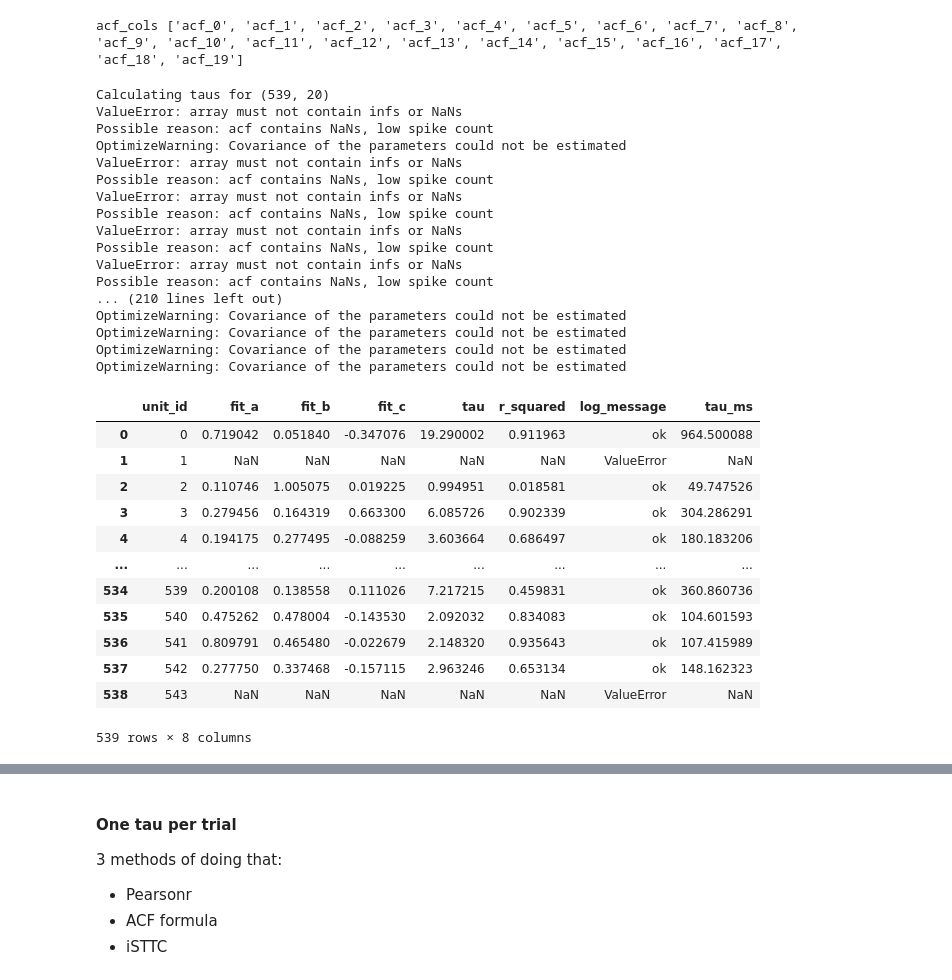
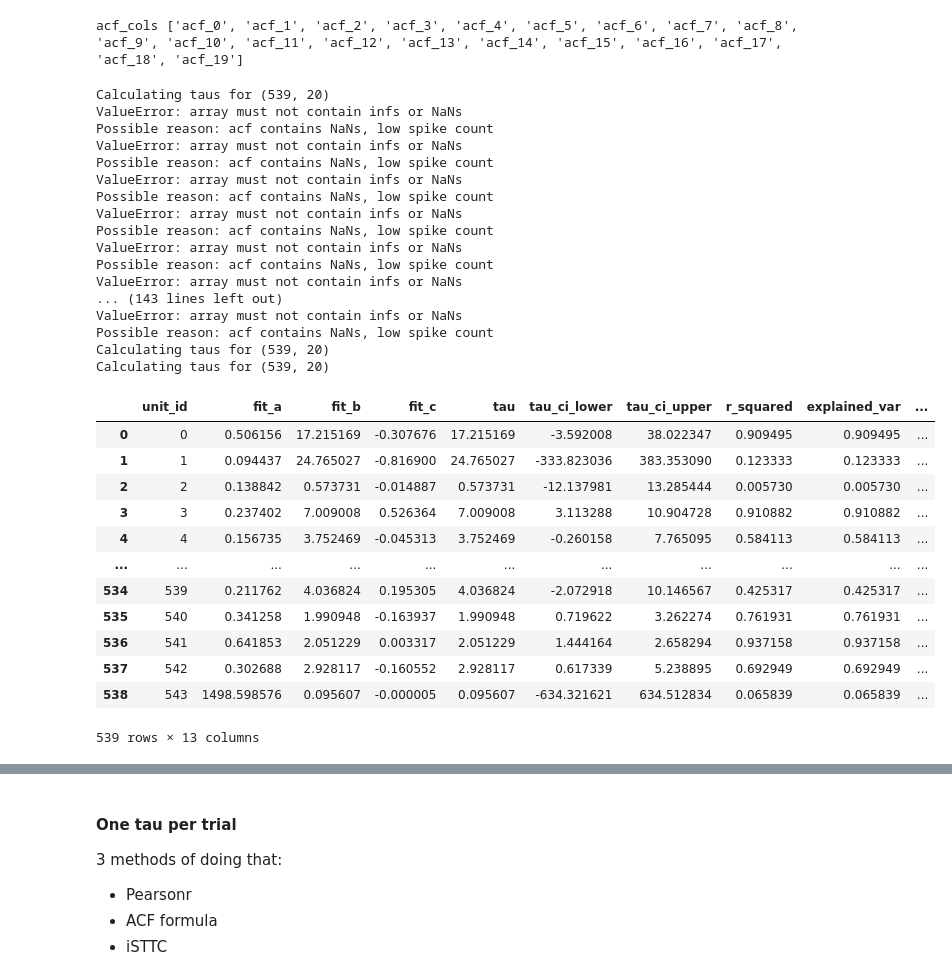
Before and after one commit to iinnpp/isttc, a Jupyter notebook: notebooks/monkey/calculate_tau.ipynb, the cells around one changed output, grey strips where cells are left out. Cells and saved outputs as stored; diff of their text form; code cells hidden in the pictures.

```diff
--- a/notebooks/monkey/calculate_tau.ipynb
+++ b/notebooks/monkey/calculate_tau.ipynb
@@ -46,13 +52,15 @@ def calc_tau_per_unit(acf_df_, acf_cols_, start_idx_):
 
     results = [fit_single_exp(acf_2d[i, :], start_idx_, func_single_exp_monkey) for i in range(n_units)]
 
-    fit_popt_a, fit_popt_b, fit_popt_c, fit_tau, fit_r_squared, fit_log_message = zip(*[
-        (popt[0] if isinstance(popt, np.ndarray) else np.nan,
-         popt[1] if isinstance(popt, np.ndarray) else np.nan,
-         popt[2] if isinstance(popt, np.ndarray) else np.nan,
-         tau, r_squared, log_msg)
-        for popt, _, tau, r_squared, log_msg in results
+    fit_popt_a, fit_popt_b, fit_popt_c, fit_tau, tau_ci_lower, tau_ci_upper, fit_r_squared, explained_var, fit_log_message = zip(*[
+        (fit_popt[0] if isinstance(fit_popt, np.ndarray) else np.nan,
+         fit_popt[1] if isinstance(fit_popt, np.ndarray) else np.nan,
+         fit_popt[2] if isinstance(fit_popt, np.ndarray) else np.nan,
+         tau, tau_ci[0], tau_ci[1], fit_r_squared, explained_var, log_msg)
+        for fit_popt, _, tau, tau_ci, fit_r_squared, explained_var, log_msg in results
     ])
+
+    # fit_popt, fit_pcov, tau, tau_ci, fit_r_squared, explained_var, log_message
 
     tau_df = pd.DataFrame({
         'unit_id': acf_df_['unit_id'].values,
@@ -60,11 +68,14 @@ def calc_tau_per_unit(acf_df_, acf_cols_, start_idx_):
         'fit_b': fit_popt_b,
         'fit_c': fit_popt_c,
         'tau': fit_tau,
+        'tau_ci_lower': tau_ci_lower,
+        'tau_ci_upper': tau_ci_upper,
         'r_squared': fit_r_squared,
+        'explained_var': explained_var,
         'log_message': fit_log_message
     })
 
-    float_cols = ['fit_a', 'fit_b', 'fit_c', 'tau', 'r_squared']
+    float_cols = ['fit_a', 'fit_b', 'fit_c', 'tau', 'r_squared','explained_var', 'tau_ci_lower', 'tau_ci_upper']
     tau_df[float_cols] = tau_df[float_cols].astype(float)
 
     return tau_df
@@ -93,24 +104,27 @@ area = 'pfdl'
 pearsonr_trial_avg_df = pd.read_pickle(results_folder + 'binned\\' + area + '\\acf\\acf_pearsonr_trial_avg_1000ms_' + empty_suffix + '_empty_50ms_20lags_df.pkl')
 tau_pearsonr_trial_avg_df = calc_tau_per_unit(pearsonr_trial_avg_df, acf_cols, start_idx_=1)
 tau_pearsonr_trial_avg_df['tau_ms'] = tau_pearsonr_trial_avg_df['tau'] * bin_size
+tau_pearsonr_trial_avg_df['tau_ci_lower_ms'] = tau_pearsonr_trial_avg_df['tau_ci_lower'] * bin_size
+tau_pearsonr_trial_avg_df['tau_ci_upper_ms'] = tau_pearsonr_trial_avg_df['tau_ci_upper'] * bin_size
 tau_pearsonr_trial_avg_df.to_pickle(results_folder + 'binned\\' + area + '\\taus\\tau_pearsonr_trial_avg_1000ms_' + empty_suffix + '_empty_50ms_20lags_df.pkl')
 
 # sttc trial avg
 sttc_trial_avg_df = pd.read_pickle(results_folder + 'non_binned\\' + area + '\\acf\\acf_sttc_trial_avg_1000ms_' + empty_suffix + '_empty_50ms_20lags_df.pkl')
 tau_sttc_trial_avg_df = calc_tau_per_unit(sttc_trial_avg_df, acf_cols, start_idx_=1)
 tau_sttc_trial_avg_df['tau_ms'] = tau_sttc_trial_avg_df['tau'] * bin_size
+tau_sttc_trial_avg_df['tau_ci_lower_ms'] = tau_sttc_trial_avg_df['tau_ci_lower'] * bin_size
+tau_sttc_trial_avg_df['tau_ci_upper_ms'] = tau_sttc_trial_avg_df['tau_ci_upper'] * bin_size
 tau_sttc_trial_avg_df.to_pickle(results_folder + 'non_binned\\' + area + '\\taus\\tau_sttc_trial_avg_1000ms_' + empty_suffix + '_empty_50ms_20lags_df.pkl')
 
 # sttc trial concat
 sttc_trial_concat_df = pd.read_pickle(results_folder + 'non_binned\\' + area + '\\acf\\acf_sttc_trial_concat_1000ms_' + empty_suffix + '_empty_50ms_20lags_df.pkl')
 tau_sttc_trial_concat_df = calc_tau_per_unit(sttc_trial_concat_df, acf_cols, start_idx_=1)
 tau_sttc_trial_concat_df['tau_ms'] = tau_sttc_trial_concat_df['tau'] * bin_size
+tau_sttc_trial_concat_df['tau_ci_lower_ms'] = tau_sttc_trial_concat_df['tau_ci_lower'] * bin_size
+tau_sttc_trial_concat_df['tau_ci_upper_ms'] = tau_sttc_trial_concat_df['tau_ci_upper'] * bin_size
 tau_sttc_trial_concat_df.to_pickle(results_folder + 'non_binned\\' + area + '\\taus\\tau_sttc_trial_concat_1000ms_' + empty_suffix + '_empty_50ms_20lags_df.pkl')
 # %% [output]
 Calculating taus for (539, 20)
-ValueError: array must not contain infs or NaNs
-Possible reason: acf contains NaNs, low spike count
-OptimizeWarning: Covariance of the parameters could not be estimated
 ValueError: array must not contain infs or NaNs
 Possible reason: acf contains NaNs, low spike count
 ValueError: array must not contain infs or NaNs
@@ -119,25 +133,28 @@ ValueError: array must not contain infs or NaNs
 Possible reason: acf contains NaNs, low spike count
 ValueError: array must not contain infs or NaNs
 Possible reason: acf contains NaNs, low spike count
-... (210 lines left out)
-OptimizeWarning: Covariance of the parameters could not be estimated
-OptimizeWarning: Covariance of the parameters could not be estimated
-OptimizeWarning: Covariance of the parameters could not be estimated
-OptimizeWarning: Covariance of the parameters could not be estimated
+ValueError: array must not contain infs or NaNs
+Possible reason: acf contains NaNs, low spike count
+ValueError: array must not contain infs or NaNs
+... (143 lines left out)
+ValueError: array must not contain infs or NaNs
+Possible reason: acf contains NaNs, low spike count
+Calculating taus for (539, 20)
+Calculating taus for (539, 20)
 # %%
-tau_pearsonr_trial_avg_df
+tau_sttc_trial_avg_df
 # %% [output]
-|  | unit_id | fit_a | fit_b | fit_c | tau | r_squared | log_message | tau_ms |
-| 0 | 0 | 0.719042 | 0.051840 | -0.347076 | 19.290002 | 0.911963 | ok | 964.500088 |
-| 1 | 1 | NaN | NaN | NaN | NaN | NaN | ValueError | NaN |
-| 2 | 2 | 0.110746 | 1.005075 | 0.019225 | 0.994951 | 0.018581 | ok | 49.747526 |
-| 3 | 3 | 0.279456 | 0.164319 | 0.663300 | 6.085726 | 0.902339 | ok | 304.286291 |
-| 4 | 4 | 0.194175 | 0.277495 | -0.088259 | 3.603664 | 0.686497 | ok | 180.183206 |
-| ... | ... | ... | ... | ... | ... | ... | ... | ... |
-| 534 | 539 | 0.200108 | 0.138558 | 0.111026 | 7.217215 | 0.459831 | ok | 360.860736 |
-| 535 | 540 | 0.475262 | 0.478004 | -0.143530 | 2.092032 | 0.834083 | ok | 104.601593 |
-| 536 | 541 | 0.809791 | 0.465480 | -0.022679 | 2.148320 | 0.935643 | ok | 107.415989 |
-| 537 | 542 | 0.277750 | 0.337468 | -0.157115 | 2.963246 | 0.653134 | ok | 148.162323 |
-| 538 | 543 | NaN | NaN | NaN | NaN | NaN | ValueError | NaN |
+|  | unit_id | fit_a | fit_b | fit_c | tau | tau_ci_lower | tau_ci_upper | r_squared | explained_var | ... |
+| 0 | 0 | 0.506156 | 17.215169 | -0.307676 | 17.215169 | -3.592008 | 38.022347 | 0.909495 | 0.909495 | ... |
+| 1 | 1 | 0.094437 | 24.765027 | -0.816900 | 24.765027 | -333.823036 | 383.353090 | 0.123333 | 0.123333 | ... |
+| 2 | 2 | 0.138842 | 0.573731 | -0.014887 | 0.573731 | -12.137981 | 13.285444 | 0.005730 | 0.005730 | ... |
+| 3 | 3 | 0.237402 | 7.009008 | 0.526364 | 7.009008 | 3.113288 | 10.904728 | 0.910882 | 0.910882 | ... |
+| 4 | 4 | 0.156735 | 3.752469 | -0.045313 | 3.752469 | -0.260158 | 7.765095 | 0.584113 | 0.584113 | ... |
+| ... | ... | ... | ... | ... | ... | ... | ... | ... | ... | ... |
+| 534 | 539 | 0.211762 | 4.036824 | 0.195305 | 4.036824 | -2.072918 | 10.146567 | 0.425317 | 0.425317 | ... |
+| 535 | 540 | 0.341258 | 1.990948 | -0.163937 | 1.990948 | 0.719622 | 3.262274 | 0.761931 | 0.761931 | ... |
+| 536 | 541 | 0.641853 | 2.051229 | 0.003317 | 2.051229 | 1.444164 | 2.658294 | 0.937158 | 0.937158 | ... |
+| 537 | 542 | 0.302688 | 2.928117 | -0.160552 | 2.928117 | 0.617339 | 5.238895 | 0.692949 | 0.692949 | ... |
+| 538 | 543 | 1498.598576 | 0.095607 | -0.000005 | 0.095607 | -634.321621 | 634.512834 | 0.065839 | 0.065839 | ... |
-539 rows × 8 columns
+539 rows × 13 columns
 # %%
```
Also changed, not shown: parts of 11 cells of this notebook, 3 other files.
